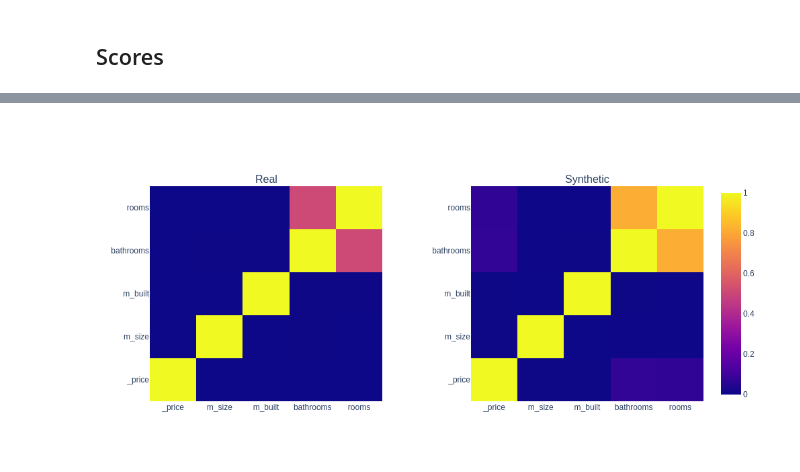
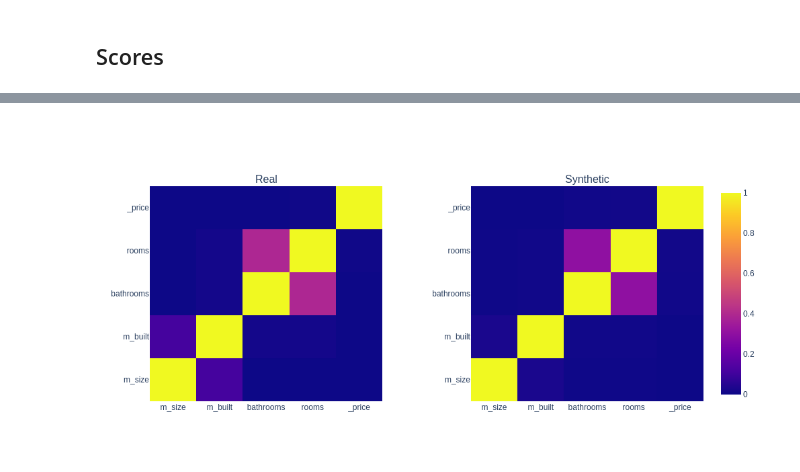
Before and after one commit to gvillarroel/synthetic-data-for-text, a Jupyter notebook: notebooks/economicos.ipynb, the cells around one changed output, grey strips where cells are left out. Cells and saved outputs as stored; diff of their text form; code cells hidden in the pictures.

```diff
--- a/notebooks/economicos.ipynb
+++ b/notebooks/economicos.ipynb
@@ -140,5 +118,4 @@ for fig in syn.get_charts("ctgan"):
-# %%
-import numpy as np
-syn.charts.pair_corr(syn.df.replace({-1: np.NaN}), syn.fake_data['ctgan'], sort_column="rooms").show("png")
-# %% [output]
-[figure, removed]
+# %%
+syn.charts.pair_corr(df.loc[:, syn.fake_data[best_model].columns].dropna(), syn.fake_data[best_model].astype({k:np.float64 for k in ('bathrooms','rooms','m_built','m_size')}), {'id', 'waterfront', 'yr_renovated'}, "_price").update_layout(dict(width=1000)).show("png")
+# %% [output]
+[figure, added]
```
Also changed, not shown: parts of 11 cells of this notebook, 24 other files.
